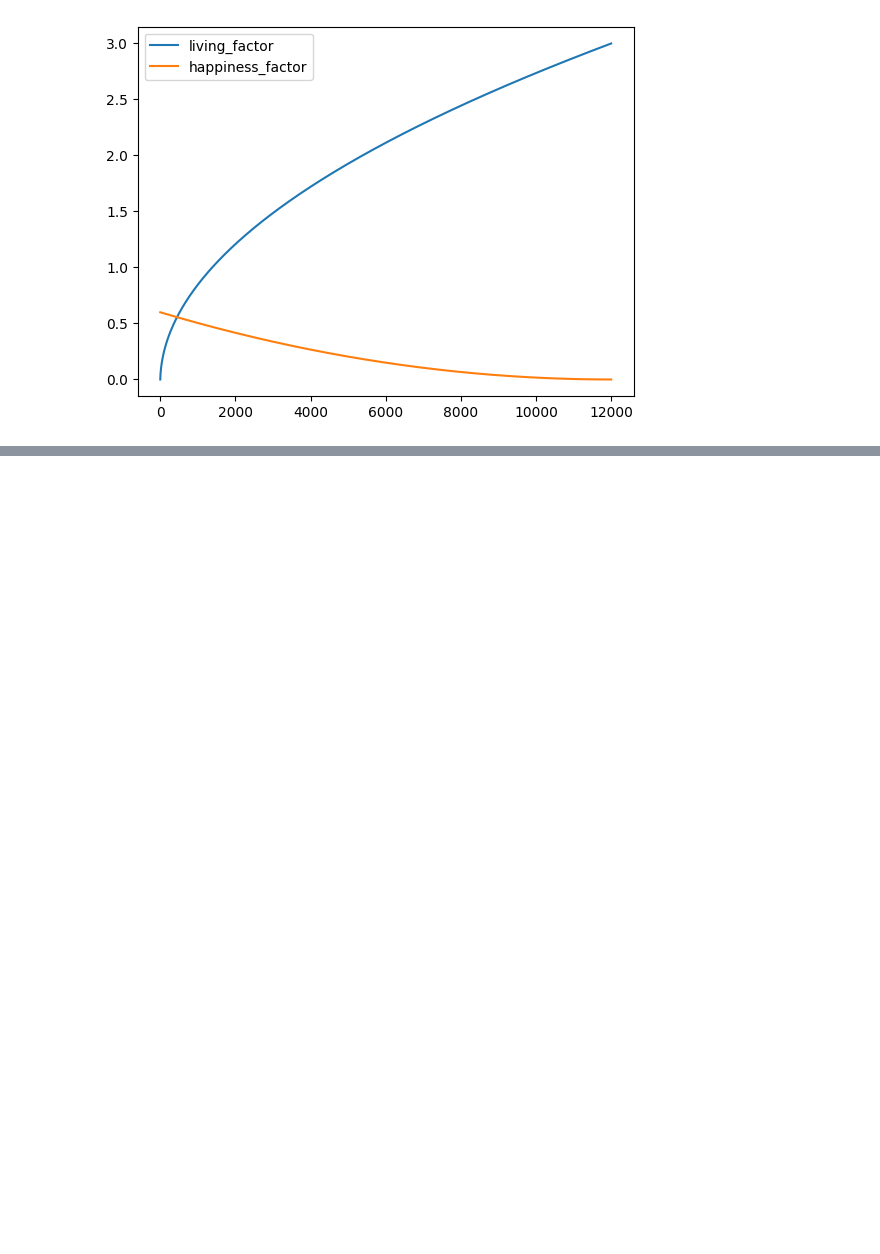
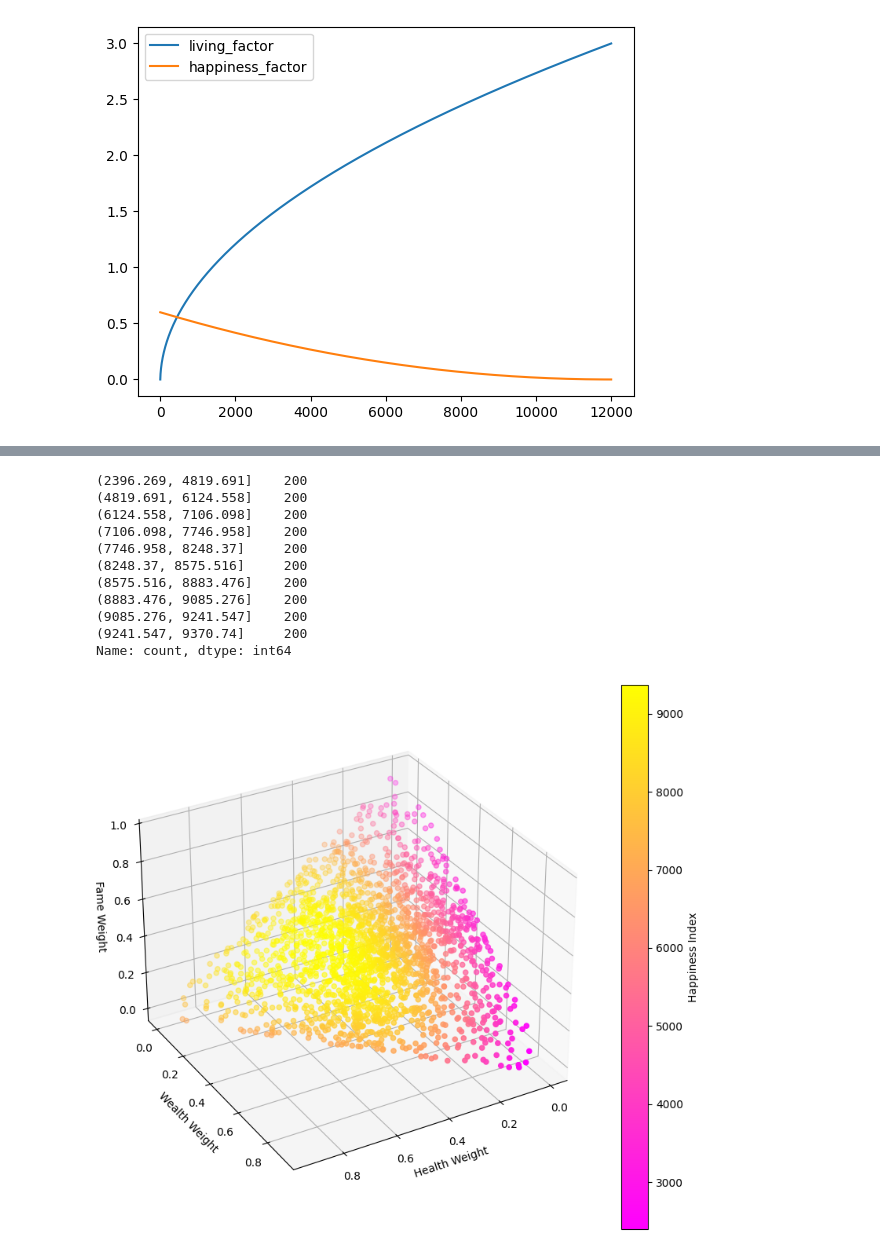
Before and after one commit to Alan-Cheng/q-trade, a Jupyter notebook: CH6-蒙地卡羅法與凸函數最佳化.ipynb, the cells around one changed output, grey strips where cells are left out. Cells and saved outputs as stored; diff of their text form; code cells hidden in the pictures; blank space fills up the shorter version.

```diff
--- a/CH6-蒙地卡羅法與凸函數最佳化.ipynb
+++ b/CH6-蒙地卡羅法與凸函數最佳化.ipynb
@@ -340,0 +399,7 @@ plt.show()
+# %%
+# 透過足夠多的嘗試，可以找出最好的組合。缺點就是慢。
+result = []
+for idx in range(2000):
+    weights = np.random.rand(3)
+    weights /= weights.sum()
+    result.append((weights, my_life(weights)))
@@ -340,0 +428,66 @@ plt.show()
+# %%
+# 將 result 視覺化，可以看到最佳解
+from mpl_toolkits.mplot3d import Axes3D
+import pandas as pd
+
+"""
+    result 是一個清單，每個元素是：
+    [
+        (weights),         # 權重 (健康, 財富, 名望)
+        (life_result)      # my_life() 回傳的結果 (壽命, 幸福, 財富, 名望)
+    ]
+
+    result_show 轉換成 NumPy 陣列，方便繪圖：
+    r[0][0] → 健康權重
+    r[0][1] → 財富權重
+    r[0][2] → 名望權重
+    r[1][1] → my_life()[1] = 幸福指數
+"""
+result_show = np.array(
+    [[r[0][0], r[0][1], r[0][2], r[1][1]] for r in result]
+)
+
+# 建立 3D 圖
+fig = plt.figure(figsize=(10, 9))
+ax = fig.add_subplot(111, projection='3d')
+ax.view_init(30, 60)
+
+"""
+    x: 健康權重
+    y: 財富權重
+    z: 名望權重
+    c: 顏色代表幸福指數，顏色越深表示越幸福
+"""
+sc = ax.scatter3D(
+    result_show[:, 0],
+    result_show[:, 1],
+    result_show[:, 2],
+    c=result_show[:, 3],
+    cmap='spring'
+)
+
+ax.set_xlabel('Health Weight')
+ax.set_ylabel('Wealth Weight')
+ax.set_zlabel('Fame Weight')
+
+# 加上顏色條
+plt.colorbar(sc, label='Happiness Index')
+
+# 顯示幸福指數的分佈情況（分成10組）
+happiness_result = result_show[:, 3]
+print(pd.qcut(happiness_result, 10).value_counts())
+
+plt.show()
+# %% [output]
+(2396.269, 4819.691]    200
+(4819.691, 6124.558]    200
+(6124.558, 7106.098]    200
+(7106.098, 7746.958]    200
+(7746.958, 8248.37]     200
+(8248.37, 8575.516]     200
+(8575.516, 8883.476]    200
+(8883.476, 9085.276]    200
+(9085.276, 9241.547]    200
+(9241.547, 9370.74]     200
+Name: count, dtype: int64
+[figure, added]
```
Also changed, not shown: parts of 3 cells of this notebook.
